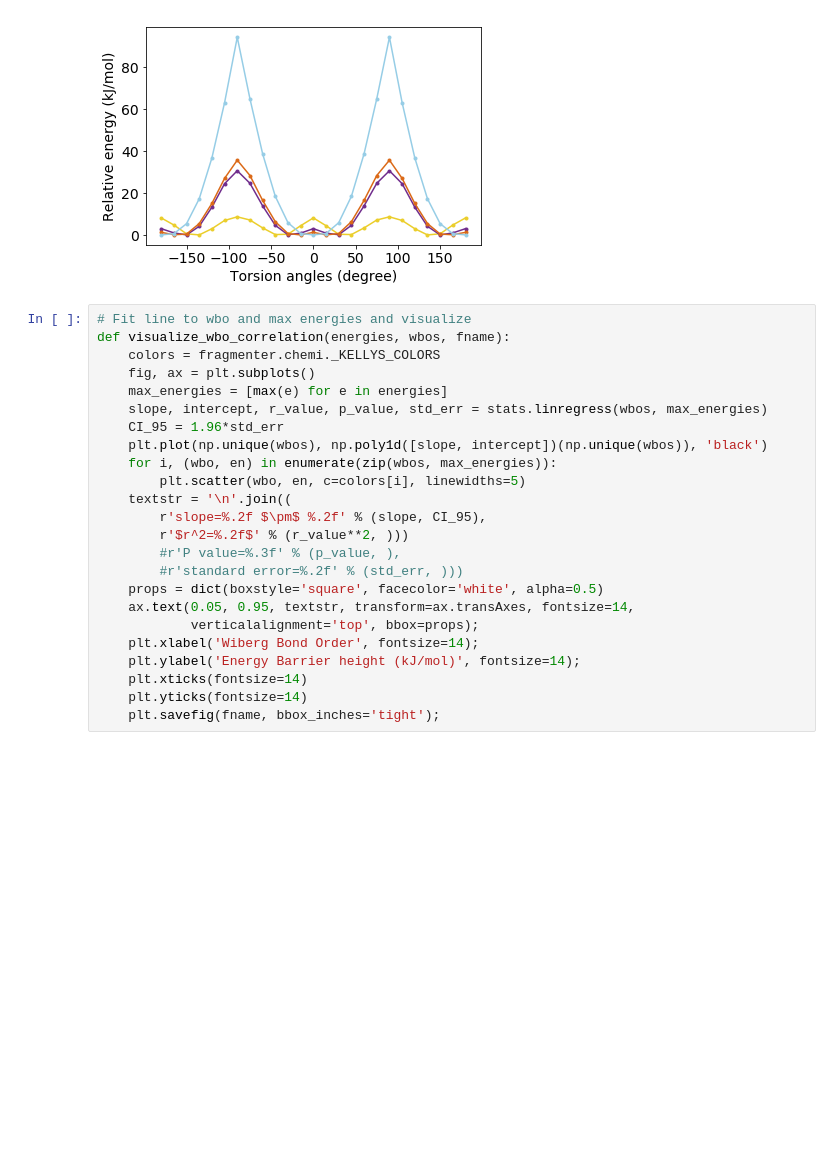
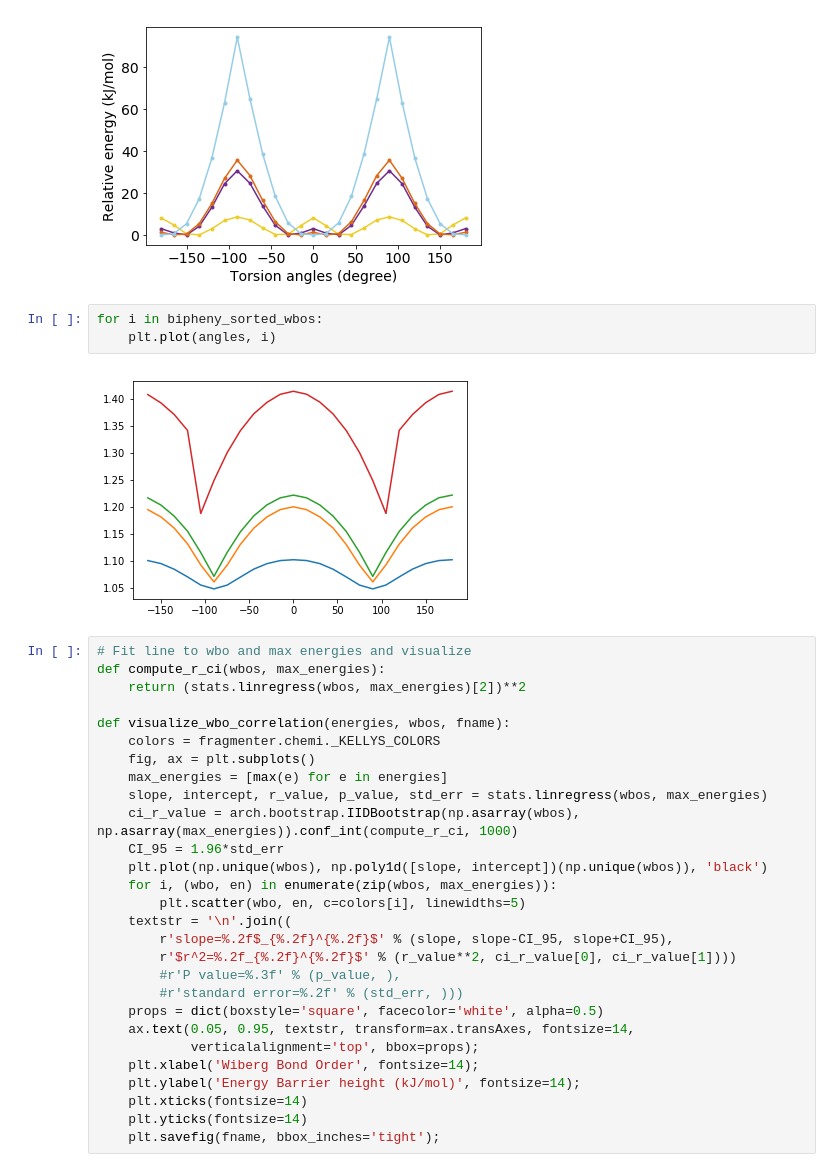
Before and after one commit to choderalab/fragmenter_data, a Jupyter notebook: manuscript-figures/biphenyl_example/biphenyl_example_figure_3.ipynb, the cells around one changed output. Drawn from its saved outputs; the diff is of its cells as text; blank space fills up the shorter version.

```diff
--- a/manuscript-figures/figure-3/biphenyl_example_figure_3.ipynb
+++ b/manuscript-figures/biphenyl_example/biphenyl_example_figure_3.ipynb
@@ -149,20 +180,29 @@ visualize_td(biphenyls_flouro_sorted_energies, 'biphenyls_fluoro_torsion_scan.pd
 # %% [output]
 [figure]
 [figure]
+# %%
+for i in bipheny_sorted_wbos:
+    plt.plot(angles, i)
+# %% [output]
+[figure, added]
 # %%
 # Fit line to wbo and max energies and visualize
+def compute_r_ci(wbos, max_energies):
+    return (stats.linregress(wbos, max_energies)[2])**2
+
 def visualize_wbo_correlation(energies, wbos, fname):
     colors = fragmenter.chemi._KELLYS_COLORS
     fig, ax = plt.subplots()
     max_energies = [max(e) for e in energies]
     slope, intercept, r_value, p_value, std_err = stats.linregress(wbos, max_energies)
+    ci_r_value = arch.bootstrap.IIDBootstrap(np.asarray(wbos), np.asarray(max_energies)).conf_int(compute_r_ci, 1000)
     CI_95 = 1.96*std_err
     plt.plot(np.unique(wbos), np.poly1d([slope, intercept])(np.unique(wbos)), 'black')
     for i, (wbo, en) in enumerate(zip(wbos, max_energies)):
         plt.scatter(wbo, en, c=colors[i], linewidths=5)
     textstr = '\n'.join((
-        r'slope=%.2f $\pm$ %.2f' % (slope, CI_95),
-        r'$r^2=%.2f$' % (r_value**2, )))
+        r'slope=%.2f$_{%.2f}^{%.2f}$' % (slope, slope-CI_95, slope+CI_95),
+        r'$r^2=%.2f_{%.2f}^{%.2f}$' % (r_value**2, ci_r_value[0], ci_r_value[1])))
         #r'P value=%.3f' % (p_value, ),
         #r'standard error=%.2f' % (std_err, )))
     props = dict(boxstyle='square', facecolor='white', alpha=0.5)
```
Also changed, not shown: parts of 3 cells of this notebook, 20 other files.
